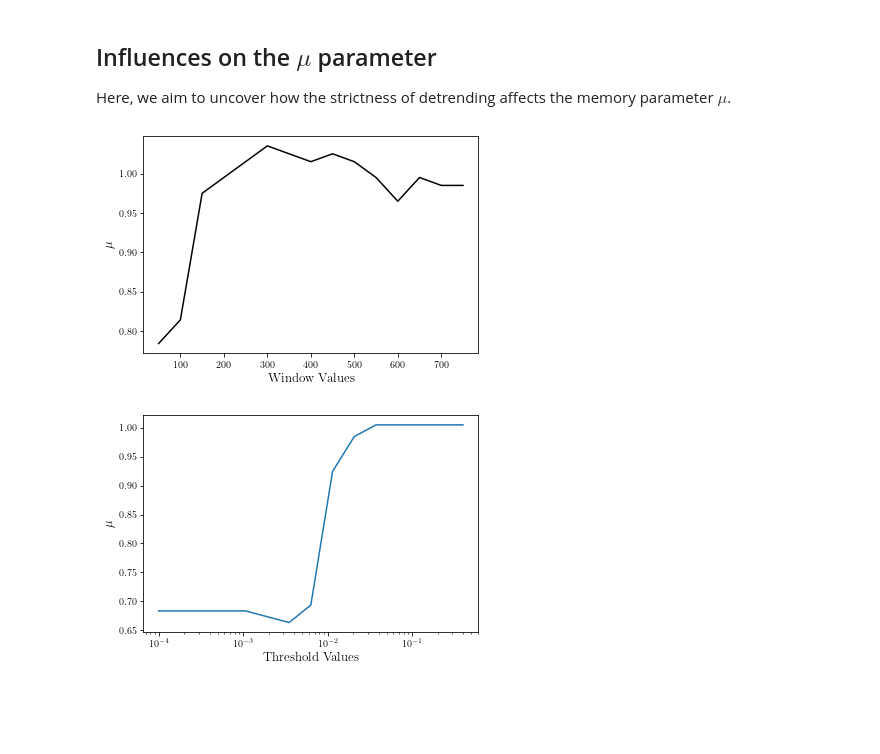
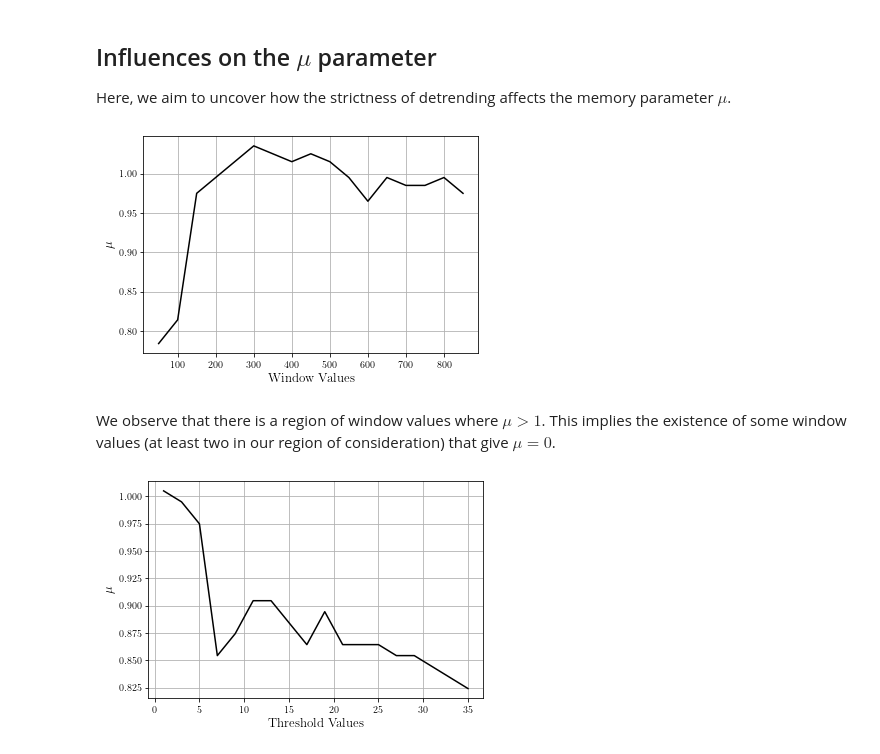
Before and after one commit to xxtofff/Physics-305, a Jupyter notebook: notebooks/PSR_J1023.ipynb, the cells around one changed output. Drawn from its saved outputs; the diff is of its cells as text; code cells hidden in the pictures; blank space fills up the shorter version.

```diff
--- a/notebooks/PSR_J1023.ipynb
+++ b/notebooks/PSR_J1023.ipynb
@@ -86,3 +68,15 @@ def fft_detrend(data, threshold):
+# %%
+def fft_detrend(data, n_discard):
+
+    fft = np.fft.rfft(data)  # take the data of the fft
+
+    largest_indices = np.argsort(np.abs(fft))[-int(n_discard):] #take indices of n highest values
+    detrend = np.copy(fft)
+    detrend[largest_indices] = 0 #make n highest values 0
+
+    detrend_fft = np.fft.irfft(detrend)
+
+    return detrend_fft
 # %% [markdown]
 ## Application: Random Walk
 
@@ -221,7 +215,7 @@ There are gaps in the data that are probably null. For now, we will ignore these
 flux = b_band.Flux
 
 movave_window = 50
-fft_thresh = 0.015
+fft_thresh = 15
 movave_flux = mov_ave_detrend(flux, movave_window)
 fft_flux = fft_detrend(flux, fft_thresh)
 # %%
@@ -383,7 +377,7 @@ plt.show()
 Here, we aim to uncover how the strictness of detrending affects the memory parameter $\mu$.
 # %%
 bins_val = 1000
-win_vals = [*range(50,800,50)]
+win_vals = [*range(50,900,50)]
 mu_vals = []
 
 for movave_window in win_vals:
@@ -406,14 +400,17 @@ for movave_window in win_vals:
 plt.plot(win_vals, mu_vals, 'k-')
 plt.xlabel('$\mathrm{Window\ Values}$', fontsize = 13)
 plt.ylabel('$\mu$', fontsize = 13)
+plt.grid(True)
 
 plt.savefig('..//figures//PSR_J1023//mu_wind.png', dpi = 300, bbox_inches = 'tight')
 plt.show()
 # %% [output]
-[figure, old version]
+[figure, new version]
+# %% [markdown]
+We observe that there is a region of window values where $\mu>1$. This implies the existence of some window values (at least two in our region of consideration) that give $\mu=0$.
 # %%
 bins_val = 1000
-thresh_vals = np.logspace(np.log10(0.0001), np.log10(0.4), 15)
+thresh_vals = np.linspace(1,35,18)
 mu_vals_fft = []
 
 for thresh in thresh_vals:
@@ -436,12 +433,12 @@ for thresh in thresh_vals:
     mu_opt_fft, beta_opt_fft, tau_opt_fft = opt_params_fft
     mu_vals_fft.append(mu_opt_fft)
 # %%
-plt.plot(thresh_vals, mu_vals_fft)
+plt.plot(thresh_vals, mu_vals_fft, 'k-')
 plt.xlabel('$\mathrm{Threshold\ Values}$', fontsize = 13)
 plt.ylabel('$\mu$', fontsize = 13)
-plt.xscale('log')
+plt.grid(True)
 
 plt.savefig('..//figures//PSR_J1023//mu_thresh.png', dpi = 300, bbox_inches = 'tight')
 plt.show()
 # %% [output]
-[figure, old version]
+[figure, new version]
```
Also changed, not shown: parts of 8 cells of this notebook.
